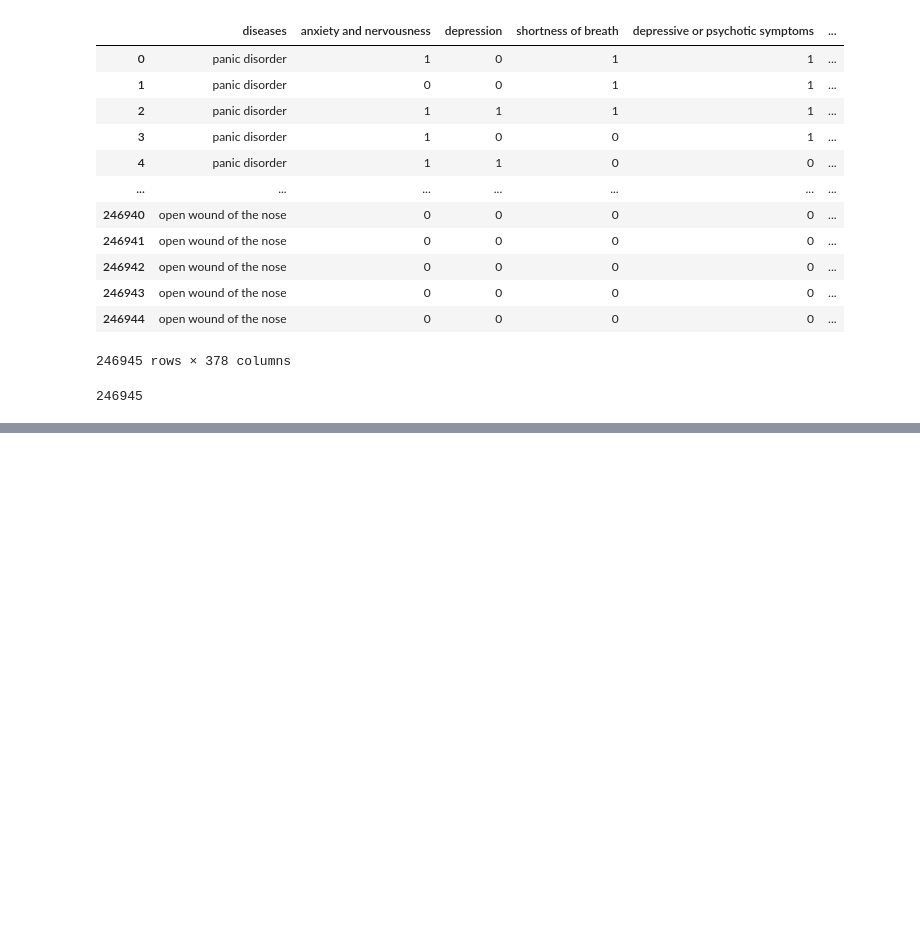
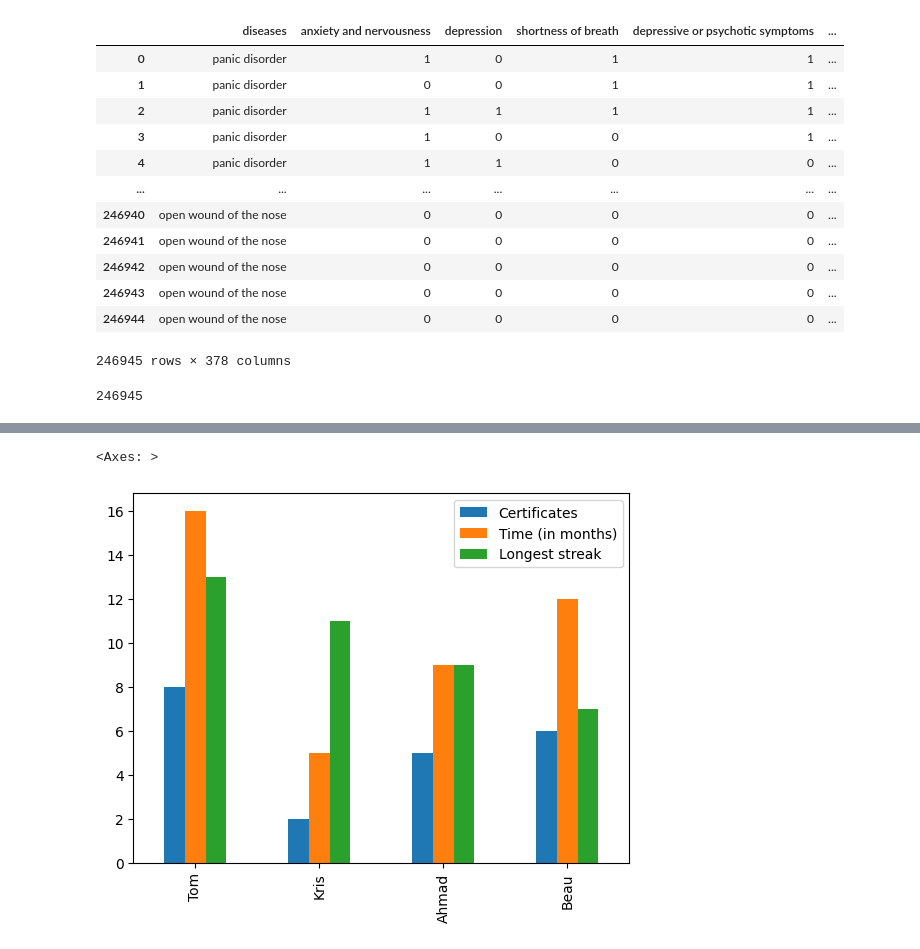
Before and after one commit to mozaddedalfeshani/SymptomsChecker, a Jupyter notebook: src/jupitarNotebook/diseaseNames.ipynb, the cells around one changed output, grey strips where cells are left out. Cells and saved outputs as stored; diff of their text form; code cells hidden in the pictures; blank space fills up the shorter version.

```diff
--- a/src/jupitarNotebook/diseaseNames.ipynb
+++ b/src/jupitarNotebook/diseaseNames.ipynb
@@ -24,0 +50,5 @@ len(total)
+# %%
+certificates_earned.plot(kind="bar")
+# %% [output]
+<Axes: >
+[figure, added]
```
Also changed, not shown: parts of 2 cells of this notebook.
